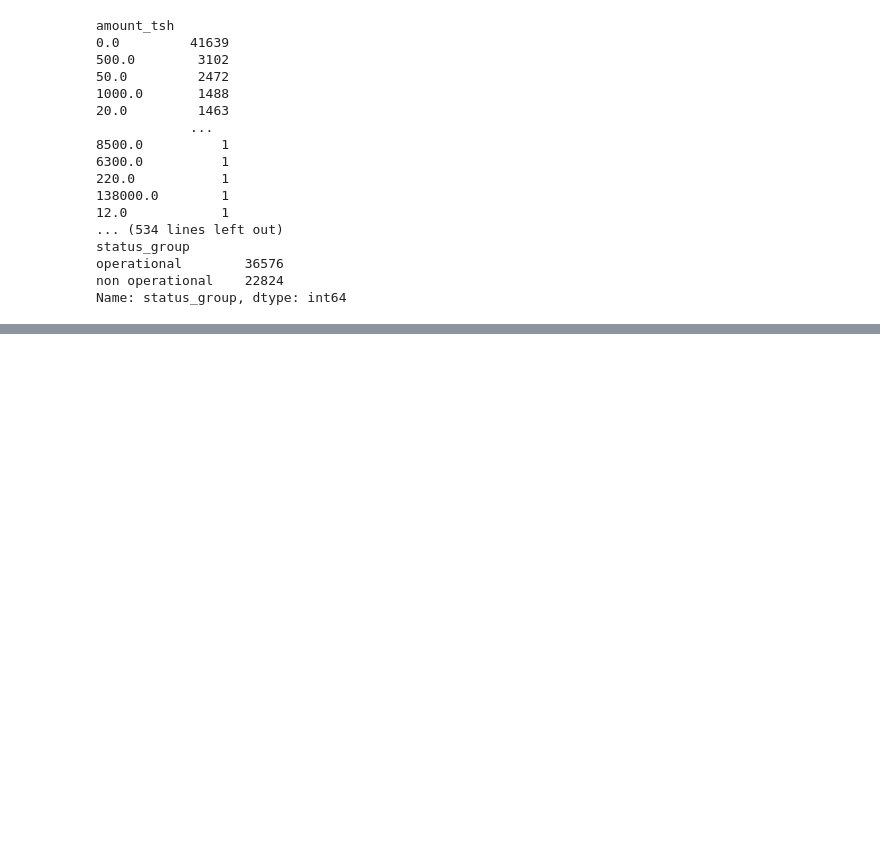
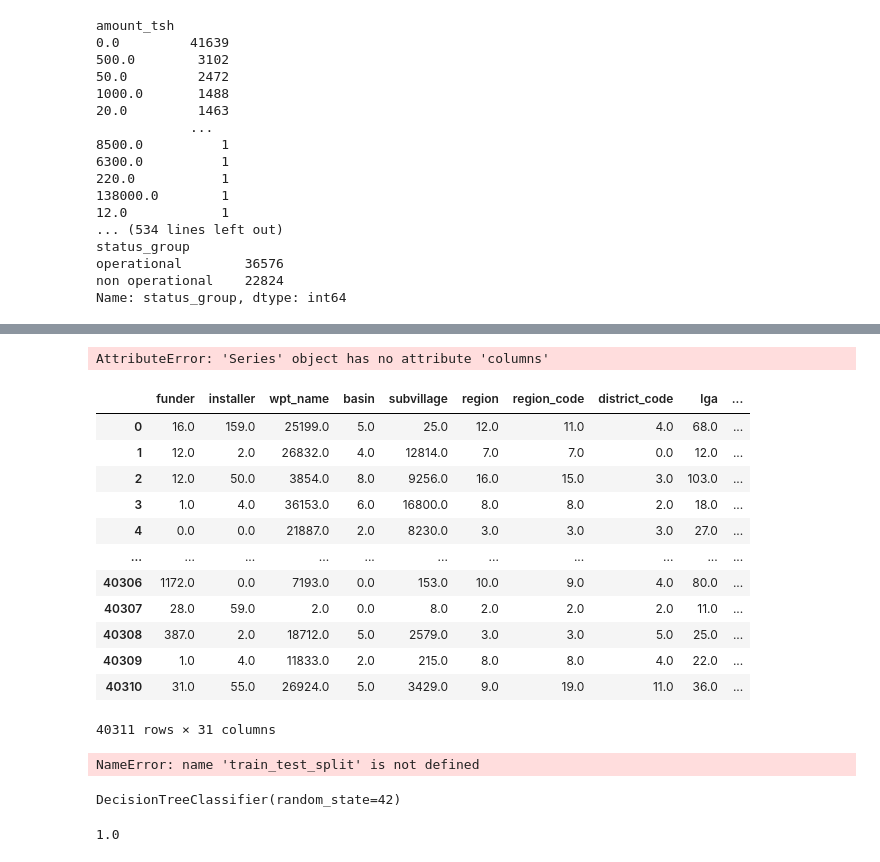
Before and after one commit to BobbyGerberick/Tanzanian_Water_Wells, a Jupyter notebook: Dev_Notebooks/Bobby.ipynb, the cells around one changed output, grey strips where cells are left out. Drawn from its saved outputs; the diff is of its cells as text; code cells hidden in the pictures; blank space fills up the shorter version.

```diff
--- a/Dev_Notebooks/Bobby.ipynb
+++ b/Dev_Notebooks/Bobby.ipynb
@@ -129,0 +121,3 @@ plt.
+# %%
+imputed_df = pd.read_csv("../Data/X_train_imputed_df.csv")
+imputed_df.drop('Unnamed: 0', axis = 1, inplace = True)
@@ -129,0 +183,29 @@ plt.
+# %%
+imputed_df.rename(columns={'0': 'funder', '1': 'installer', '2': 'wpt_name', '3': 'basin', '4': 'subvillage',
+                                  '5': 'region', '6': 'region_code', '7': 'district_code', '8': 'lga', '9': 'ward',
+                                  '10': 'public_meeting', '11': 'scheme_management', '12': 'scheme_name', '13': 'permit',
+                                  '14': 'extraction_type_class', '15': 'management', '16': 'management_group', '17':
+                                  'payment', '18': 'quality_group', '19': 'quantity', '20': 'source', '21': 'source_type',
+                                  '22': 'source_class', '23': 'waterpoint_type', '24': 'waterpoint_type_group', '25':
+                                  'date_recorded', '26': 'gps_height', '27': 'longitude', '28': 'latitude', '29': 'population',
+                                  '30': 'construction_year'}, inplace=True)
+# %%
+df = revert_back_to_strings(imputed_df[['date_recorded']], key)
+# %% [output]
+AttributeError: 'Series' object has no attribute 'columns'
+# %%
+imputed_df
+# %% [output]
+|  | funder | installer | wpt_name | basin | subvillage | region | region_code | district_code | lga | ... |
+| 0 | 16.0 | 159.0 | 25199.0 | 5.0 | 25.0 | 12.0 | 11.0 | 4.0 | 68.0 | ... |
+| 1 | 12.0 | 2.0 | 26832.0 | 4.0 | 12814.0 | 7.0 | 7.0 | 0.0 | 12.0 | ... |
+| 2 | 12.0 | 50.0 | 3854.0 | 8.0 | 9256.0 | 16.0 | 15.0 | 3.0 | 103.0 | ... |
+| 3 | 1.0 | 4.0 | 36153.0 | 6.0 | 16800.0 | 8.0 | 8.0 | 2.0 | 18.0 | ... |
+| 4 | 0.0 | 0.0 | 21887.0 | 2.0 | 8230.0 | 3.0 | 3.0 | 3.0 | 27.0 | ... |
+| ... | ... | ... | ... | ... | ... | ... | ... | ... | ... | ... |
+| 40306 | 1172.0 | 0.0 | 7193.0 | 0.0 | 153.0 | 10.0 | 9.0 | 4.0 | 80.0 | ... |
+| 40307 | 28.0 | 59.0 | 2.0 | 0.0 | 8.0 | 2.0 | 2.0 | 2.0 | 11.0 | ... |
+| 40308 | 387.0 | 2.0 | 18712.0 | 5.0 | 2579.0 | 3.0 | 3.0 | 5.0 | 25.0 | ... |
+| 40309 | 1.0 | 4.0 | 11833.0 | 2.0 | 215.0 | 8.0 | 8.0 | 4.0 | 22.0 | ... |
+| 40310 | 31.0 | 55.0 | 26924.0 | 5.0 | 3429.0 | 9.0 | 19.0 | 11.0 | 36.0 | ... |
+40311 rows × 31 columns
@@ -129,0 +219,7 @@ plt.
+# %%
+X = transformed_df.drop('status_group', axis=1)
+y = transformed_df['status_group']
+
+X_train, X_test, y_train, y_test = train_test_split(X, y, random_state=33, test_size=0.3)
+# %% [output]
+NameError: name 'train_test_split' is not defined
@@ -129,0 +235,9 @@ plt.
+# %%
+tree = DecisionTreeClassifier(random_state=42)
+tree.fit(imputed_df, y_train)
+# %% [output]
+DecisionTreeClassifier(random_state=42)
+# %%
+tree.score(imputed_df, y_train)
+# %% [output]
+1.0
```
Also changed, not shown: parts of 16 cells of this notebook.
